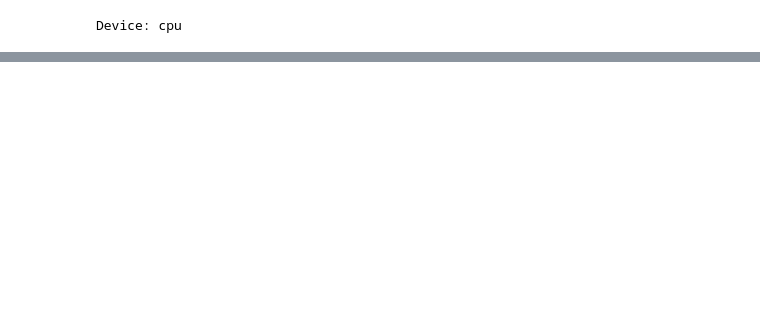
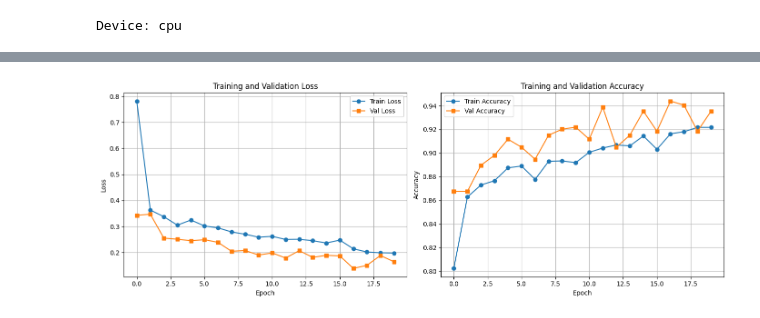
Before and after one commit to AdarshRajDS/DLProject, a Jupyter notebook: dlpresentation.ipynb, the cells around one changed output, grey strips where cells are left out. Cells and saved outputs as stored; diff of their text form; code cells hidden in the pictures; blank space fills up the shorter version.

Commit message:
added CNN model_maitri

```diff
--- a/dlpresentation.ipynb
+++ b/dlpresentation.ipynb
@@ -39,7 +57,7 @@ print("Device:", device)
 # ----------------------------
 # 2. DATASET + BIO MAPPING
 # ----------------------------
-DATASET_PATH = "/kaggle/input/dl-project-dataset/Building_Dataset"
+DATASET_PATH = "./Building_Dataset"
 
 BIO_MAP = {
     "mold": 1,
@@ -72,0 +272,15 @@ Device: cpu
+# %%
+# ----------------------------
+# 6. TRAINING SETUP
+# ----------------------------
+criterion = nn.BCEWithLogitsLoss()
+optimizer = torch.optim.Adam(model.parameters(), lr=0.001)
+scheduler = torch.optim.lr_scheduler.ReduceLROnPlateau(optimizer, mode='min', patience=3, factor=0.5)
+
+NUM_EPOCHS = 20
+
+# Track metrics
+train_losses = []
+val_losses = []
+train_accs = []
+val_accs = []
@@ -72,0 +384,28 @@ Device: cpu
+# %%
+# ----------------------------
+# 8. PLOT TRAINING HISTORY
+# ----------------------------
+fig, axes = plt.subplots(1, 2, figsize=(14, 5))
+
+# Loss plot
+axes[0].plot(train_losses, label='Train Loss', marker='o')
+axes[0].plot(val_losses, label='Val Loss', marker='s')
+axes[0].set_xlabel('Epoch')
+axes[0].set_ylabel('Loss')
+axes[0].set_title('Training and Validation Loss')
+axes[0].legend()
+axes[0].grid(True)
+
+# Accuracy plot
+axes[1].plot(train_accs, label='Train Accuracy', marker='o')
+axes[1].plot(val_accs, label='Val Accuracy', marker='s')
+axes[1].set_xlabel('Epoch')
+axes[1].set_ylabel('Accuracy')
+axes[1].set_title('Training and Validation Accuracy')
+axes[1].legend()
+axes[1].grid(True)
+
+plt.tight_layout()
+plt.show()
+# %% [output]
+[figure, added]
```
Also changed, not shown: parts of 13 cells of this notebook.
